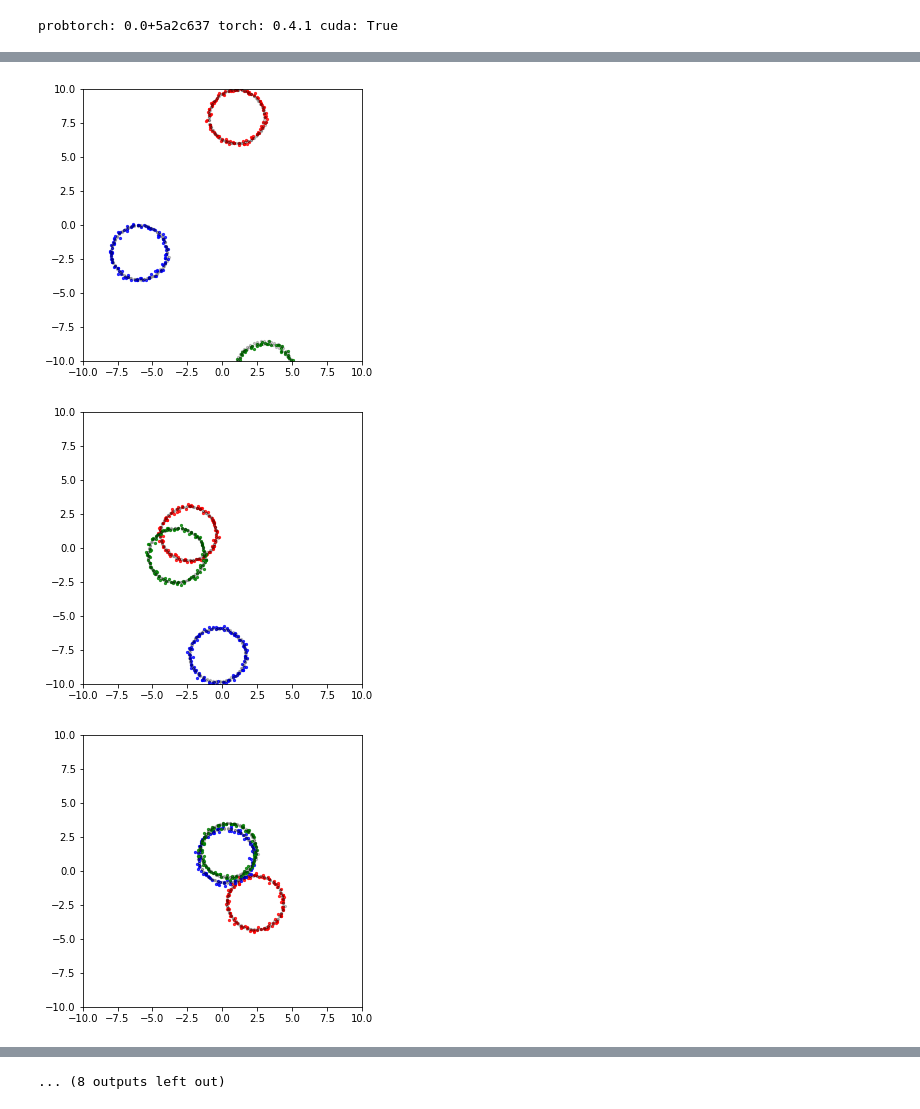
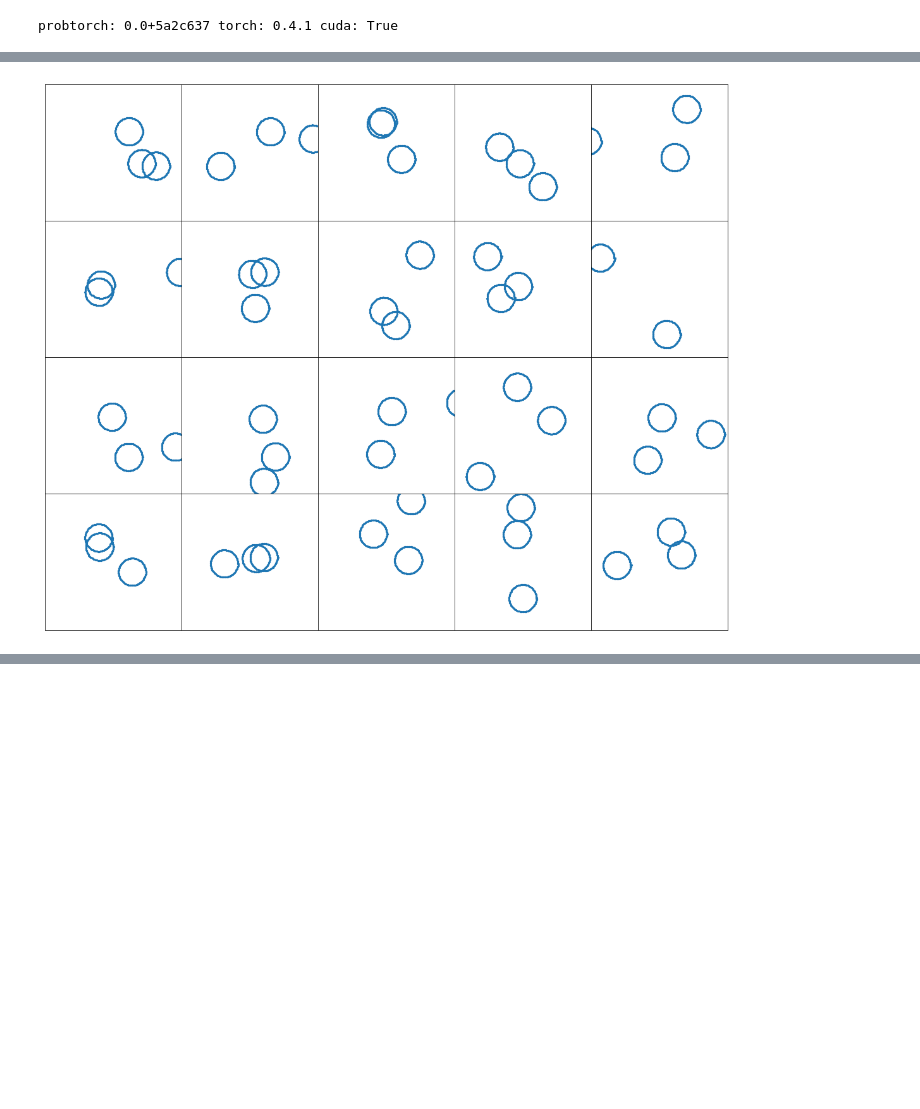
Before and after one commit to hao-w/apgs, a Jupyter notebook: Halo/experiments/ring-phase1.ipynb, the cells around one changed output, grey strips where cells are left out. Drawn from its saved outputs; the diff is of its cells as text; code cells hidden in the pictures; blank space fills up the shorter version.

```diff
--- a/Halo/experiments/ring-phase1.ipynb
+++ b/Halo/experiments/ring-phase1.ipynb
@@ -16,12 +16,15 @@ RADI = torch.from_numpy(np.load(data_path + '/radi.npy')).float()
 ANGLE = torch.from_numpy(np.load(data_path + '/angle.npy')).float()
 
 NUM_DATASETS, N, D = OB.shape
+SAMPLE_SIZE = 10
 BATCH_SIZE = 20
 NUM_BATCHES = int((NUM_DATASETS / BATCH_SIZE))
 NUM_EPOCHS = 200
-NUM_HIDDEN = 64
+NUM_HIDDEN = 32
 LEARNING_RATE = 1e-3
 CUDA = torch.cuda.is_available()
+
+PATH = 'ag-phase1'
 # %%
 from decoder import *
 dec_x = Dec_x(2, NUM_HIDDEN, CUDA)
@@ -51,8 +54,9 @@ for epoch in range(NUM_EPOCHS):
         if CUDA:
             ob_embedding =ob_embedding.cuda()
         ob = ob_embedding[:, :, :2]
-        embedding = ob_embedding[:, :, 2:]
-        p = dec_x(ob, embedding, recon_sigma)
+        mu = ob_embedding[:, :, 2:-1]
+        angle = ob_embedding[:, :, -1].unsqueeze(-1)
+        p = dec_x(ob, state, mu, angle, recon_sigma)
         loss =  - p['likelihood'].log_prob.sum()
         ## gradient step
         loss.backward()
@@ -95,29 +88,40 @@ def plot_rings_v2(obs, states, recon_mu, K, bound):
 # %%
+def plot_recon(recon, path, page_width, bound):
+    B, N, D = recon.shape
+    gs = gridspec.GridSpec(int(B / 5), 5)
+    gs.update(left=0.0 , bottom=0.0, right=1.0, top=1.0, wspace=0, hspace=0)
+    fig = plt.figure(figsize=(page_width,page_width*4/5))
+    for b in range(B):
+        ax = fig.add_subplot(gs[int(b / 5), int(b % 5)])
+        ax.scatter(recon[b, :, 0], recon[b, :, 1], s=5)
+        ax.set_xticks([])
+        ax.set_yticks([])
+        ax.set_ylim(-bound, bound)
+        ax.set_xlim(-bound, bound)
+
 indices = torch.randperm(NUM_DATASETS)
 for step in range(NUM_BATCHES):
     optimizer.zero_grad()
     batch_indices = indices[step*BATCH_SIZE : (step+1)*BATCH_SIZE]
     ob = OB[batch_indices]
     state = STATE[batch_indices]
     mu = MU[batch_indices]
     angle = ANGLE[batch_indices]
 
     labels = state.argmax(-1).unsqueeze(-1).repeat(1, 1, D)
     mu_copy = torch.gather(mu, 1, labels)
     ob_state_embedding = torch.cat((ob, state, mu_copy, angle), -1)
 
     ob_state_embedding = shuffler(ob_state_embedding)
     if CUDA:
         ob_state_embedding =ob_state_embedding.cuda()
     ob = ob_state_embedding[:, :, :2]
     state = ob_state_embedding[:, :, 2:5]
-    embedding = ob_state_embedding[:, :, 5:]
-    p = dec_x(ob, embedding, recon_sigma)
+    mu = ob_state_embedding[:, :, 5:-1]
+    angle = ob_state_embedding[:, :, -1].unsqueeze(-1)
+    p = dec_x(ob, state, mu, angle, recon_sigma)
     break
 recon_mu = p['likelihood'].dist.loc.cpu().data.numpy()
-for i in range(BATCH_SIZE):
-    plot_rings_v2(ob[i].cpu().data.numpy(), state[i].cpu().data.numpy(), recon_mu[i], 3, 10)
+plot_recon(recon_mu, PATH, 15, 10)
 # %% [output]
-[figure, old version]
+[figure, new version]
-[figure, removed]
-[figure, removed]
@@ -133 +127,0 @@ for i in range(BATCH_SIZE):
-... (8 outputs left out)
```
Also changed, not shown: parts of 4 cells of this notebook, 8 other files.
